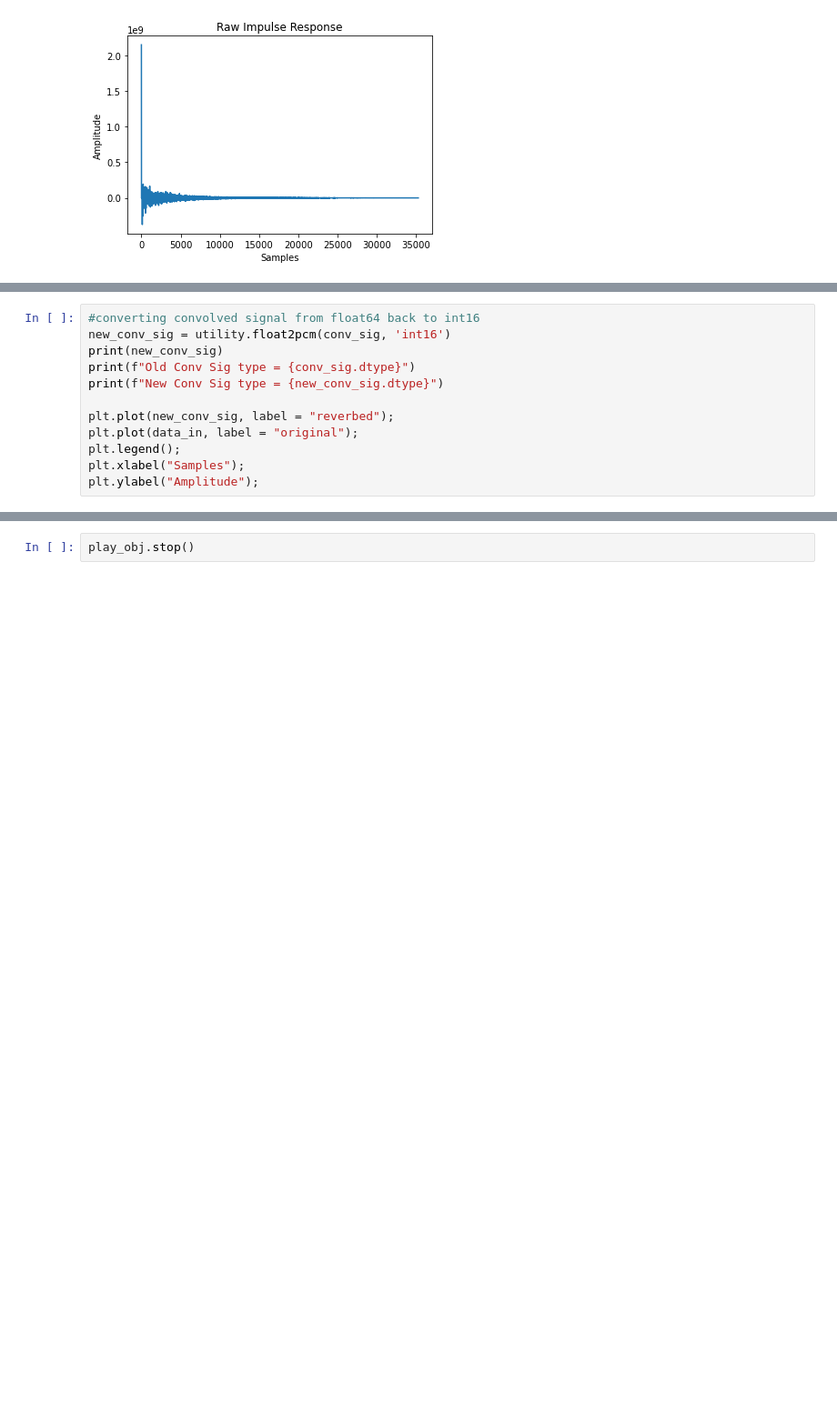
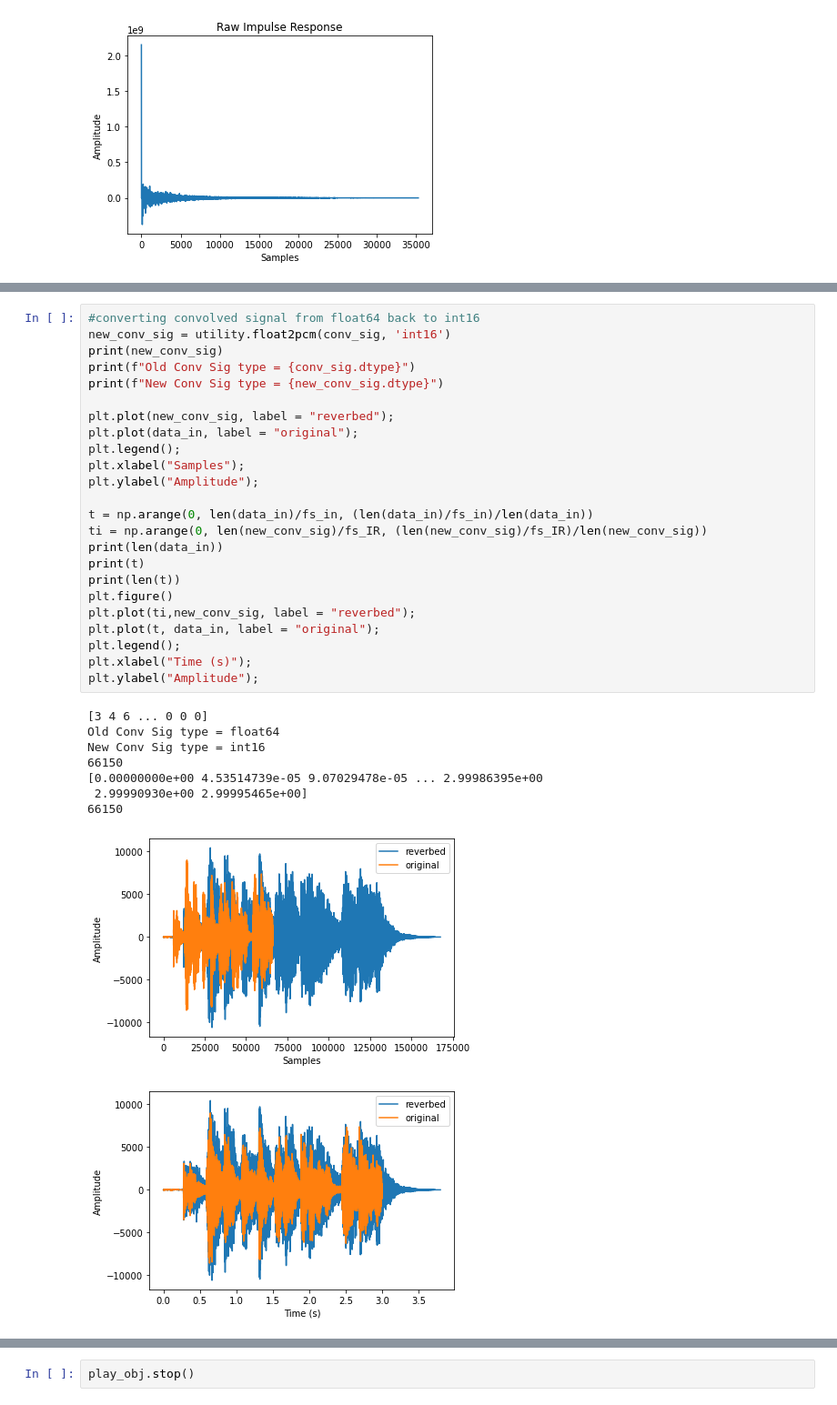
Before and after one commit to anniejchu/artificialreverb, a Jupyter notebook: ConvolutionReverb.ipynb, the cells around one changed output, grey strips where cells are left out. Shown: that part at 91% size. Cells and saved outputs as stored; diff of their text form; blank space fills up the shorter version.

```diff
--- a/ConvolutionReverb.ipynb
+++ b/ConvolutionReverb.ipynb
@@ -191,13 +273,35 @@ print(conv_sig)
 # %%
 #converting convolved signal from float64 back to int16
 new_conv_sig = utility.float2pcm(conv_sig, 'int16')
 print(new_conv_sig)
 print(f"Old Conv Sig type = {conv_sig.dtype}")
 print(f"New Conv Sig type = {new_conv_sig.dtype}")
 
 plt.plot(new_conv_sig, label = "reverbed");
 plt.plot(data_in, label = "original");
 plt.legend();
 plt.xlabel("Samples");
 plt.ylabel("Amplitude");
+
+t = np.arange(0, len(data_in)/fs_in, (len(data_in)/fs_in)/len(data_in))
+ti = np.arange(0, len(new_conv_sig)/fs_IR, (len(new_conv_sig)/fs_IR)/len(new_conv_sig))
+print(len(data_in))
+print(t)
+print(len(t))
+plt.figure()
+plt.plot(ti,new_conv_sig, label = "reverbed");
+plt.plot(t, data_in, label = "original");
+plt.legend();
+plt.xlabel("Time (s)");
+plt.ylabel("Amplitude");
+# %% [output]
+[3 4 6 ... 0 0 0]
+Old Conv Sig type = float64
+New Conv Sig type = int16
+66150
+[0.00000000e+00 4.53514739e-05 9.07029478e-05 ... 2.99986395e+00
+ 2.99990930e+00 2.99995465e+00]
+66150
+[figure, added]
+[figure, added]
 # %%
```
Also changed, not shown: parts of 13 cells of this notebook.
